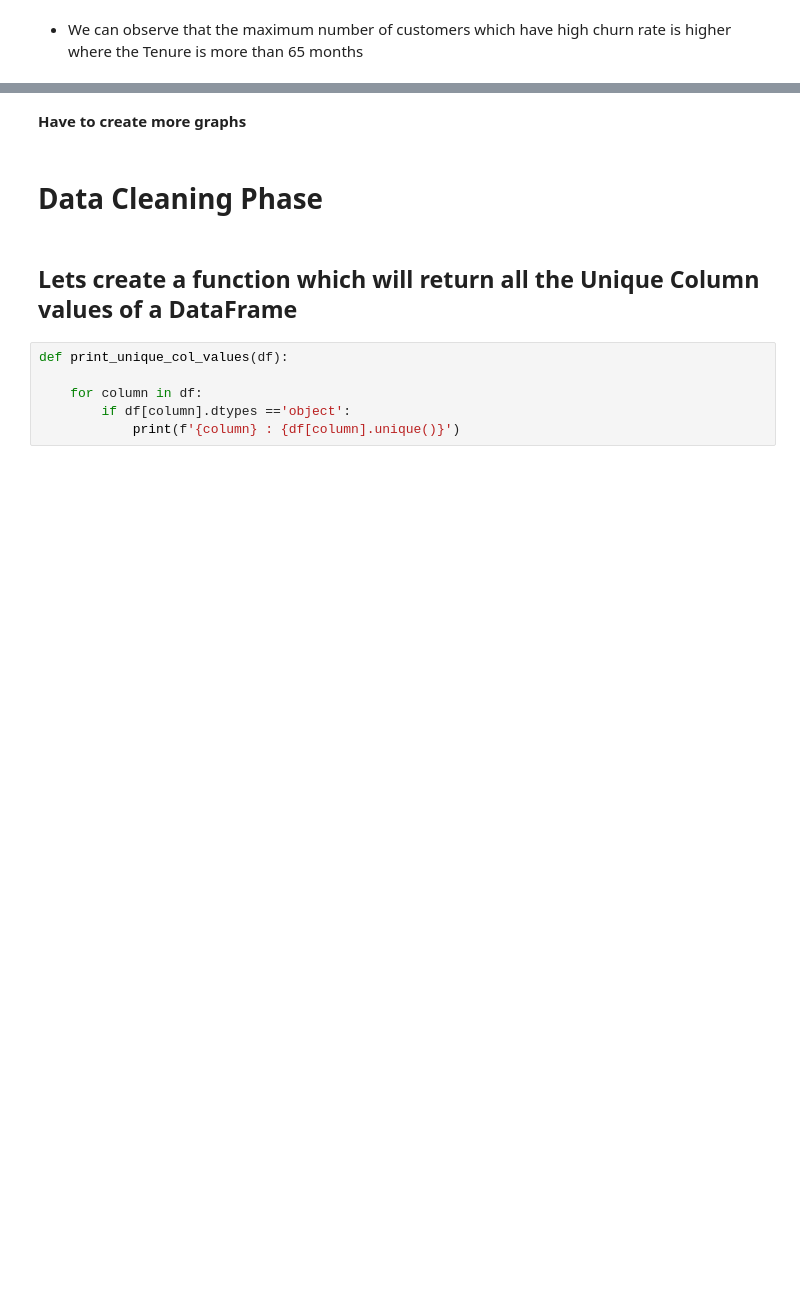
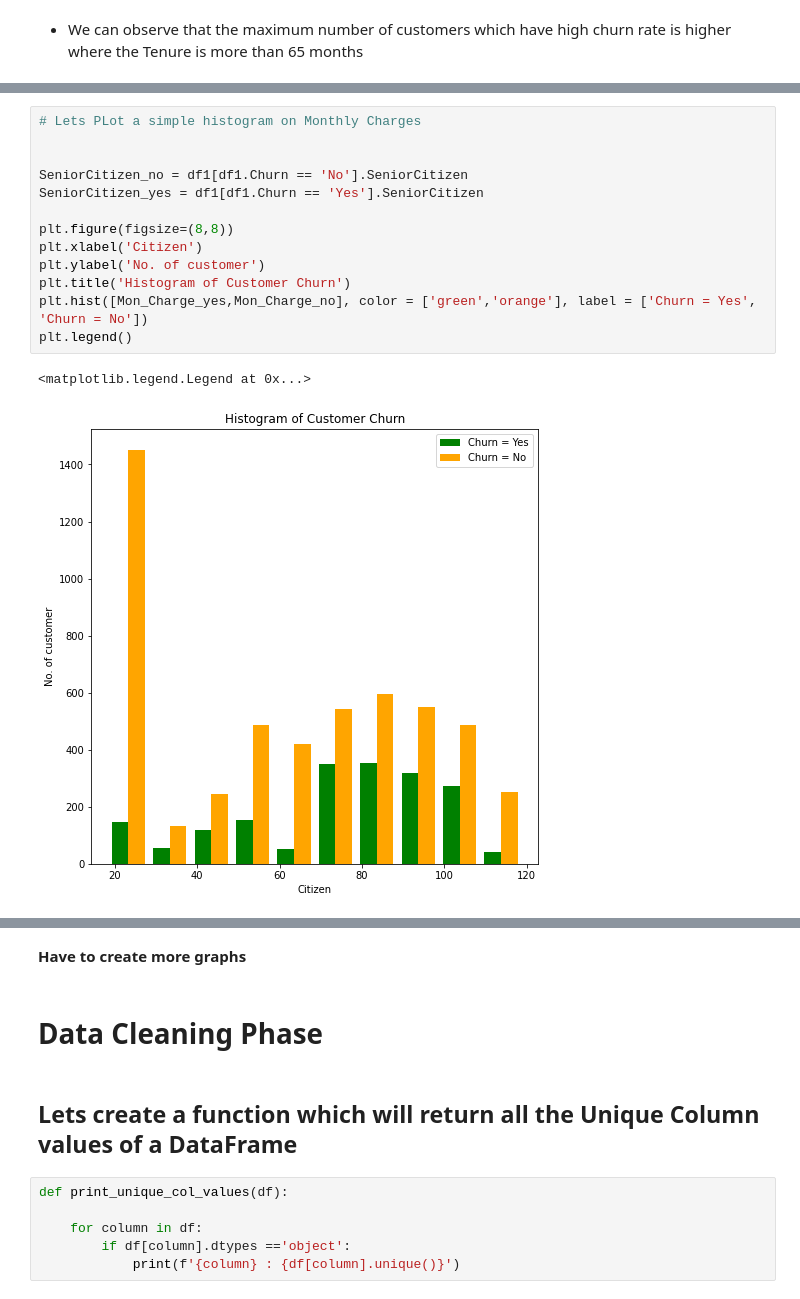
Before and after one commit to boseZone/boseZone, a Jupyter notebook: telco-customer-churn.ipynb, the cells around one changed output, grey strips where cells are left out. Cells and saved outputs as stored; diff of their text form; blank space fills up the shorter version.

Commit message:
Kaggle Notebook | Telco Customer Churn | Version 10

```diff
--- a/telco-customer-churn.ipynb
+++ b/telco-customer-churn.ipynb
@@ -133,0 +277,16 @@ plt.legend()
+# %%
+# Lets PLot a simple histogram on Monthly Charges
+
+
+SeniorCitizen_no = df1[df1.Churn == 'No'].SeniorCitizen
+SeniorCitizen_yes = df1[df1.Churn == 'Yes'].SeniorCitizen
+
+plt.figure(figsize=(8,8))
+plt.xlabel('Citizen')
+plt.ylabel('No. of customer')
+plt.title('Histogram of Customer Churn')
+plt.hist([Mon_Charge_yes,Mon_Charge_no], color = ['green','orange'], label = ['Churn = Yes', 'Churn = No'])
+plt.legend()
+# %% [output]
+<matplotlib.legend.Legend at 0x...>
+[figure, added]
```
Also changed, not shown: parts of 39 cells of this notebook.
